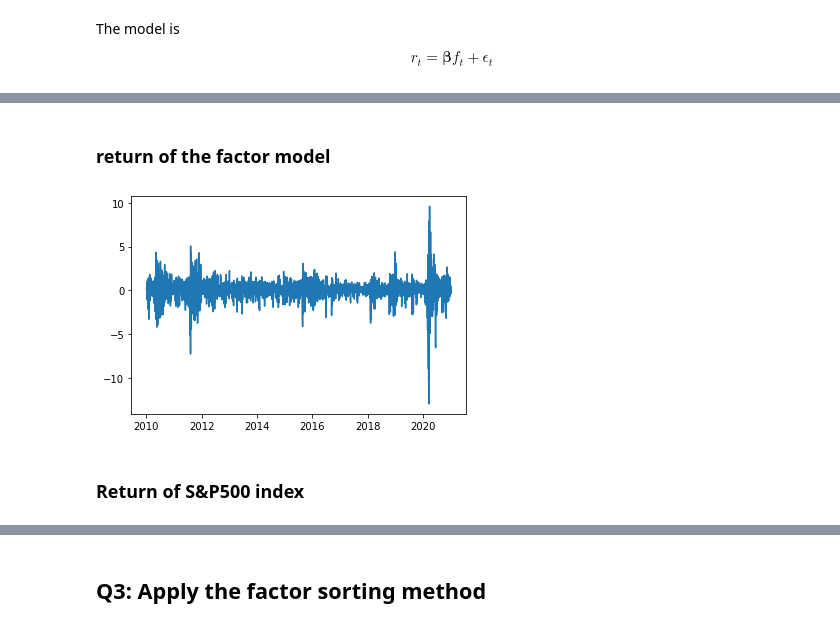
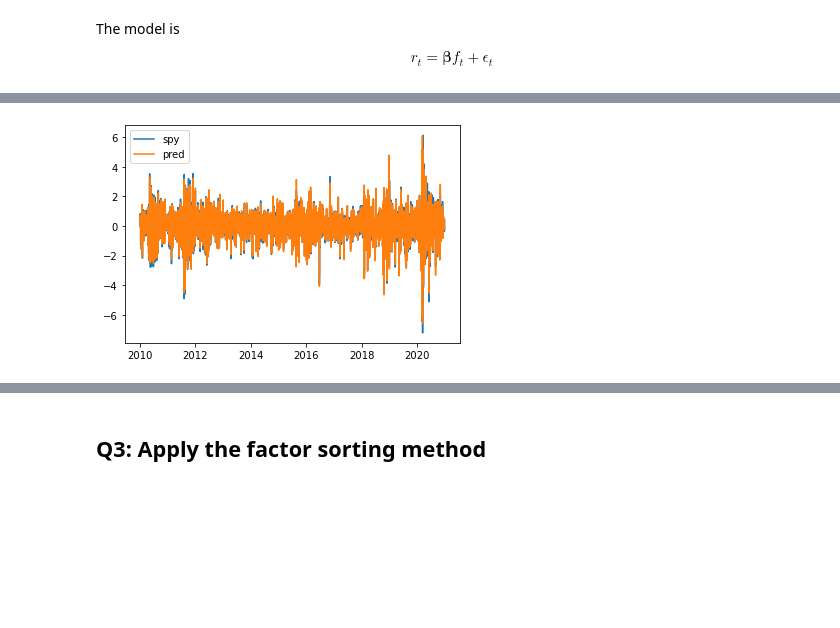
Before and after one commit to ywang408/FE670, a Jupyter notebook: assignments/1/Homework 1.ipynb, the cells around one changed output, grey strips where cells are left out. Drawn from its saved outputs; the diff is of its cells as text; code cells hidden in the pictures; blank space fills up the shorter version.

```diff
--- a/assignments/1/Homework 1.ipynb
+++ b/assignments/1/Homework 1.ipynb
@@ -275,0 +327,9 @@ $$
+# %%
+new_v = fa.transform(df)
+new_v = pd.DataFrame(new_v)
+new_v.index = spy_return.index
+new_v.columns = ['factor1', 'factor2']
+# %%
+new_data = new_v.join(spy_return)
+new_data.columns = ['spy', 'factor1', 'factor2']
+new_data
@@ -307,9 +353,12 @@ spy_return = spy_return.dropna()
-# %% [markdown]
-### return of the factor model
+# %%
+factors = OLS(new_data.spy, add_constant(new_data[['factor1', 'factor2']])).fit()
+factors = factors.params
+# %%
+new_data['pred'] = new_data.factor1 * factors.factor1 + new_data.factor2*factors.factor2 + factors.const
 # %%
-plt.plot(pred)
+plt.plot(new_data.spy,label='spy')
+plt.plot(new_data.pred,label='pred')
+plt.legend()
 plt.show()
 # %% [output]
-[figure, old version]
+[figure, new version]
-# %% [markdown]
-### Return of S&P500 index
```
Also changed, not shown: parts of 43 cells of this notebook.
